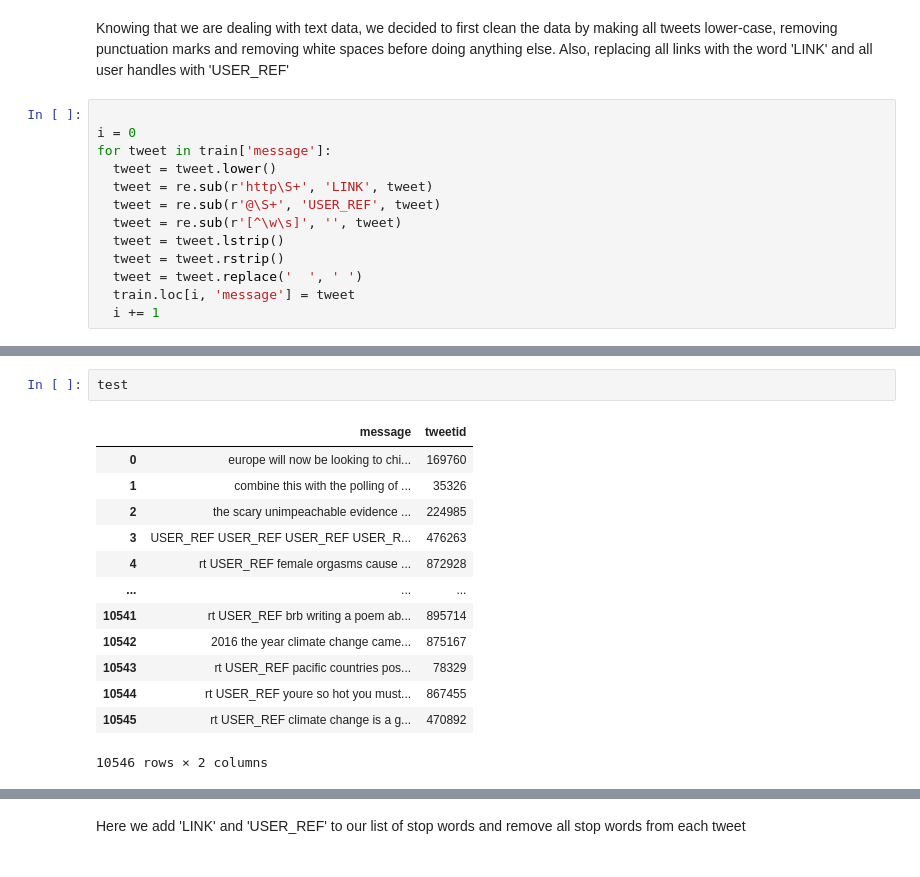
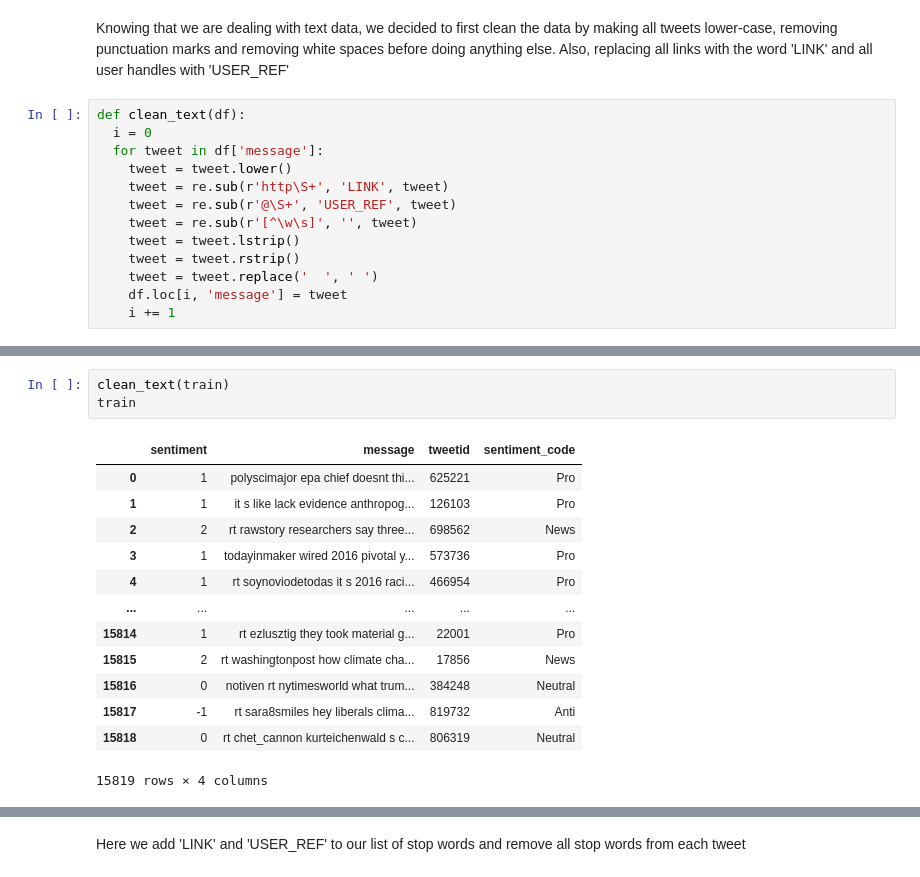
Before and after one commit to Stephane-Masamba/Team_4_CPT_ML-Classification, a Jupyter notebook: Team_4_CPT.ipynb, the cells around one changed output, grey strips where cells are left out. Drawn from its saved outputs; the diff is of its cells as text.

```diff
--- a/Team_4_CPT.ipynb
+++ b/Team_4_CPT.ipynb
@@ -194,15 +194,15 @@ Tweetid: Twitter unique id
 # %% [markdown]
 Knowing that we are dealing with text data, we decided to first clean the data by making all tweets lower-case, removing punctuation marks and removing white spaces before doing anything else. Also, replacing all links with the word 'LINK' and all user handles with 'USER_REF'
 # %%
-
-i = 0
-for tweet in train['message']:
-  tweet = tweet.lower()
-  tweet = re.sub(r'http\S+', 'LINK', tweet)
-  tweet = re.sub(r'@\S+', 'USER_REF', tweet)
-  tweet = re.sub(r'[^\w\s]', '', tweet)
-  tweet = tweet.lstrip()
-  tweet = tweet.rstrip()
-  tweet = tweet.replace('  ', ' ')
-  train.loc[i, 'message'] = tweet
-  i += 1
+def clean_text(df):
+  i = 0
+  for tweet in df['message']:
+    tweet = tweet.lower()
+    tweet = re.sub(r'http\S+', 'LINK', tweet)
+    tweet = re.sub(r'@\S+', 'USER_REF', tweet)
+    tweet = re.sub(r'[^\w\s]', '', tweet)
+    tweet = tweet.lstrip()
+    tweet = tweet.rstrip()
+    tweet = tweet.replace('  ', ' ')
+    df.loc[i, 'message'] = tweet
+    i += 1
@@ -237,16 +209,17 @@ for tweet in test['message']:
-# %%
-test
-# %% [output]
-|  | message | tweetid |
-| 0 | europe will now be looking to chi... | 169760 |
-| 1 | combine this with the polling of ... | 35326 |
-| 2 | the scary unimpeachable evidence ... | 224985 |
-| 3 | USER_REF USER_REF USER_REF USER_R... | 476263 |
-| 4 | rt USER_REF female orgasms cause ... | 872928 |
-| ... | ... | ... |
-| 10541 | rt USER_REF brb writing a poem ab... | 895714 |
-| 10542 | 2016 the year climate change came... | 875167 |
-| 10543 | rt USER_REF pacific countries pos... | 78329 |
-| 10544 | rt USER_REF youre so hot you must... | 867455 |
-| 10545 | rt USER_REF climate change is a g... | 470892 |
-10546 rows × 2 columns
+# %%
+clean_text(train)
+train
+# %% [output]
+|  | sentiment | message | tweetid | sentiment_code |
+| 0 | 1 | polyscimajor epa chief doesnt thi... | 625221 | Pro |
+| 1 | 1 | it s like lack evidence anthropog... | 126103 | Pro |
+| 2 | 2 | rt rawstory researchers say three... | 698562 | News |
+| 3 | 1 | todayinmaker wired 2016 pivotal y... | 573736 | Pro |
+| 4 | 1 | rt soynoviodetodas it s 2016 raci... | 466954 | Pro |
+| ... | ... | ... | ... | ... |
+| 15814 | 1 | rt ezlusztig they took material g... | 22001 | Pro |
+| 15815 | 2 | rt washingtonpost how climate cha... | 17856 | News |
+| 15816 | 0 | notiven rt nytimesworld what trum... | 384248 | Neutral |
+| 15817 | -1 | rt sara8smiles hey liberals clima... | 819732 | Anti |
+| 15818 | 0 | rt chet_cannon kurteichenwald s c... | 806319 | Neutral |
+15819 rows × 4 columns
```
Also changed, not shown: parts of 3 cells of this notebook.
